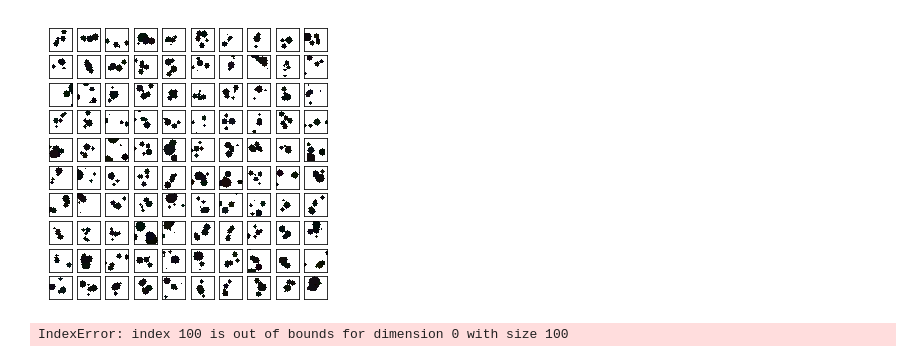
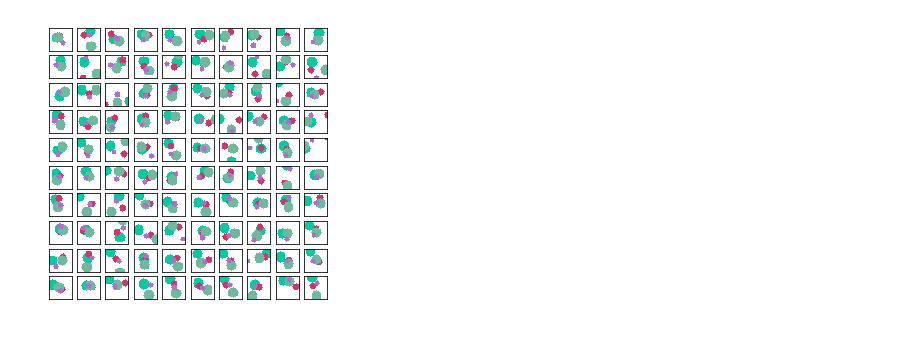
Before and after one commit to shayneobrien/explicit-gan-eval, a Jupyter notebook: notebooks/circles.ipynb, the cells around one changed output. Saved outputs shown, nothing was run; the diff lists cells and outputs as text; code cells hidden in the pictures.

Commit message:
circles fixes

```diff
--- a/notebooks/circles.ipynb
+++ b/notebooks/circles.ipynb
@@ -76,7 +76,7 @@ class CirclesDatasetGenerator:
                 cv.circle(this_image, location, circle_size, color, -1)
             images.append(this_image)
 
-        return np.array(images).transpose((0,3,1,2))
+        return np.array(images)/255.
 
     def generate_samples_to_directory(self, n_samples, output_directory):
 
@@ -126,7 +126,7 @@ class CirclesDatasetGenerator:
         with open(out_file, 'wb') as of:
             pickle.dump(self, of, pickle.HIGHEST_PROTOCOL)
 # %%
-generator = CirclesDatasetGenerator(size=28, n_circles=5, random_colors=True, random_sizes=True, modes=20)
+samples, bsize = 100, 100
+generator = CirclesDatasetGenerator(size=28, n_circles=1, random_colors=False, random_sizes=True, modes=2)
+train_iter, val_iter, test_iter = preprocess(generator, samples, bsize)
-# %%
-train_iter, val_iter, test_iter = preprocess(generator, samples, 100)
 # %%
@@ -149,20 +161,16 @@ plt.imshow(img.numpy()/255., cmap='Accent', vmin=0., vmax=1.)
 # %%
-# Plot
+# Plot all images in a batch
 k = 0
 plt.close()
 size_figure_grid = int(batch.shape[0]**0.5)
 fig, ax = plt.subplots(size_figure_grid, size_figure_grid, figsize=(5, 5))
 for i, j in product(range(size_figure_grid), range(size_figure_grid)):
     ax[i,j].get_xaxis().set_visible(False)
     ax[i,j].get_yaxis().set_visible(False)
-    image = batch[k].view((batch.shape[1], batch.shape[2], batch.shape[3]))
-    ax[i,j].imshow(image.transpose(0,2).long().numpy(), cmap='gray')
+    image = batch[k].view(28, 28, -1).squeeze().numpy()
+    ax[i,j].imshow(image, interpolation='none')
     k += 1
 
 plt.show()
 # %% [output]
-[figure, old version]
+[figure, new version]
-# %%
-batch[100].shape
-# %% [output]
-IndexError: index 100 is out of bounds for dimension 0 with size 100
```
Also changed, not shown: parts of 11 cells of this notebook, 19 other files.
